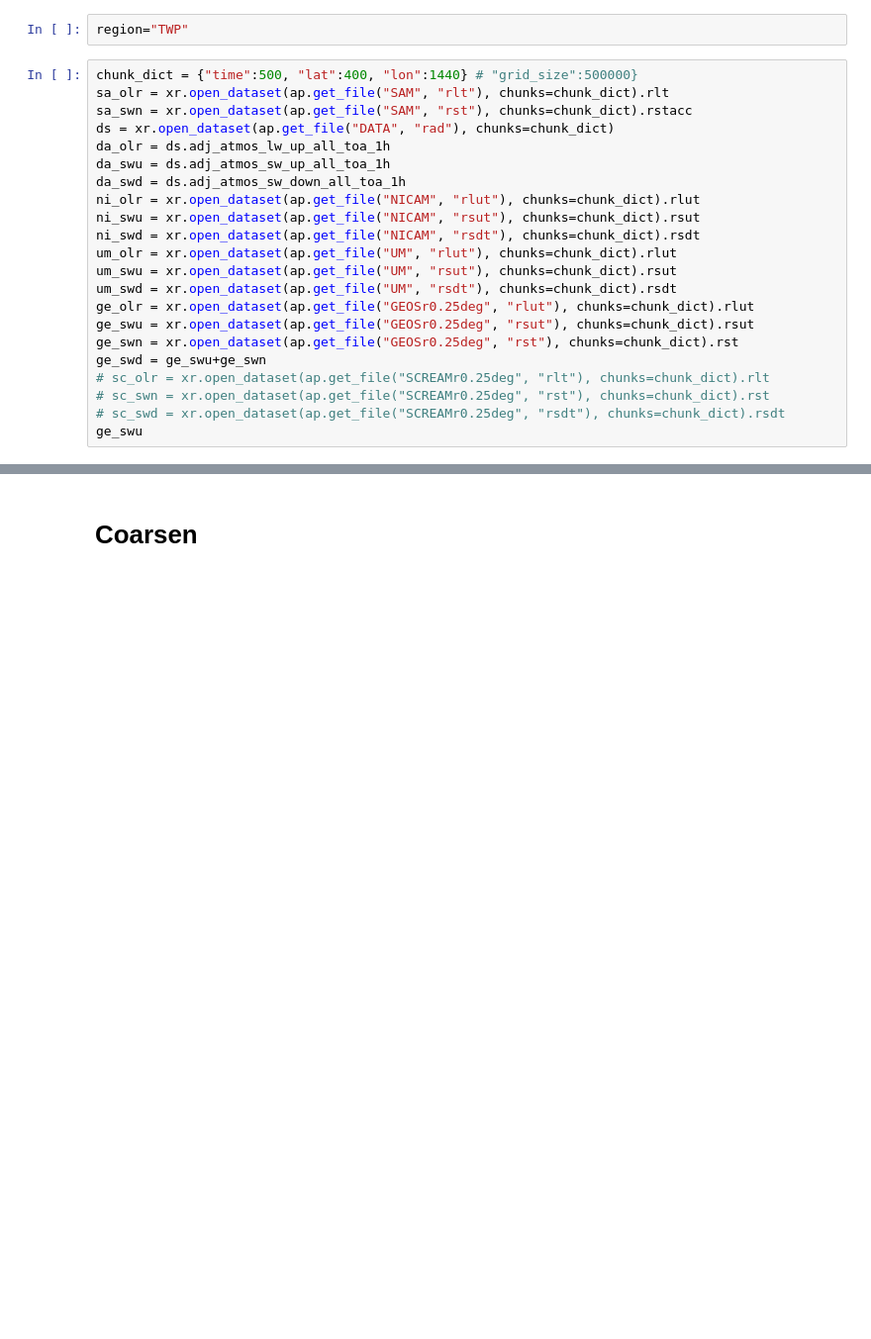
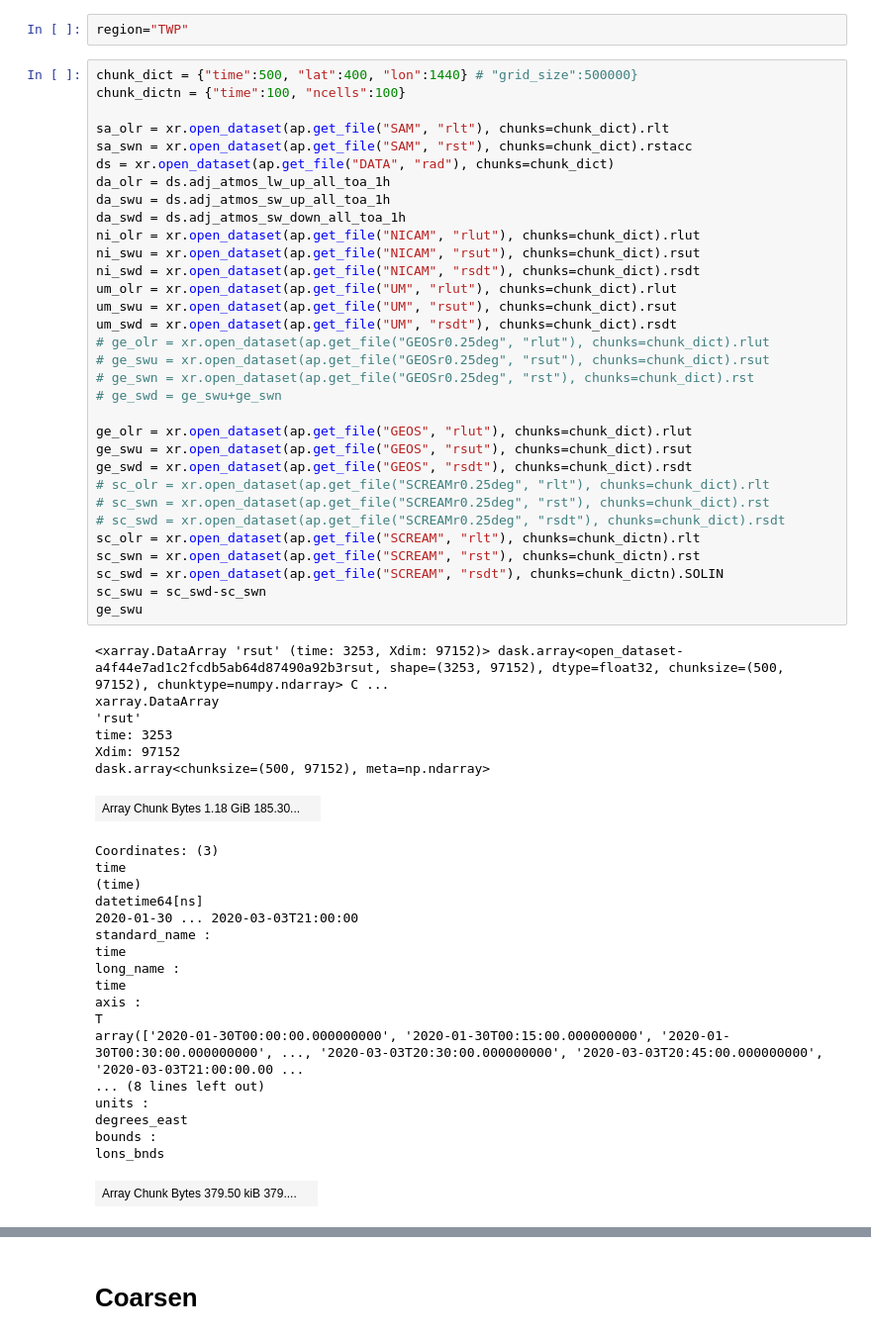
Before and after one commit to smturbev/dyamond2, a Jupyter notebook: python_scripts/joint_hist.ipynb, the cells around one changed output, grey strips where cells are left out. Shown at 99% size. Saved outputs shown, nothing was run; the diff lists cells and outputs as text; blank space fills up the shorter version.

```diff
--- a/python_scripts/joint_hist.ipynb
+++ b/python_scripts/joint_hist.ipynb
@@ -15,23 +15,59 @@ pbar.register()
 region="TWP"
 # %%
 chunk_dict = {"time":500, "lat":400, "lon":1440} # "grid_size":500000}
+chunk_dictn = {"time":100, "ncells":100}
+
 sa_olr = xr.open_dataset(ap.get_file("SAM", "rlt"), chunks=chunk_dict).rlt
 sa_swn = xr.open_dataset(ap.get_file("SAM", "rst"), chunks=chunk_dict).rstacc
 ds = xr.open_dataset(ap.get_file("DATA", "rad"), chunks=chunk_dict)
 da_olr = ds.adj_atmos_lw_up_all_toa_1h
 da_swu = ds.adj_atmos_sw_up_all_toa_1h
 da_swd = ds.adj_atmos_sw_down_all_toa_1h
 ni_olr = xr.open_dataset(ap.get_file("NICAM", "rlut"), chunks=chunk_dict).rlut
 ni_swu = xr.open_dataset(ap.get_file("NICAM", "rsut"), chunks=chunk_dict).rsut
 ni_swd = xr.open_dataset(ap.get_file("NICAM", "rsdt"), chunks=chunk_dict).rsdt
 um_olr = xr.open_dataset(ap.get_file("UM", "rlut"), chunks=chunk_dict).rlut
 um_swu = xr.open_dataset(ap.get_file("UM", "rsut"), chunks=chunk_dict).rsut
 um_swd = xr.open_dataset(ap.get_file("UM", "rsdt"), chunks=chunk_dict).rsdt
-ge_olr = xr.open_dataset(ap.get_file("GEOSr0.25deg", "rlut"), chunks=chunk_dict).rlut
-ge_swu = xr.open_dataset(ap.get_file("GEOSr0.25deg", "rsut"), chunks=chunk_dict).rsut
-ge_swn = xr.open_dataset(ap.get_file("GEOSr0.25deg", "rst"), chunks=chunk_dict).rst
-ge_swd = ge_swu+ge_swn
+# ge_olr = xr.open_dataset(ap.get_file("GEOSr0.25deg", "rlut"), chunks=chunk_dict).rlut
+# ge_swu = xr.open_dataset(ap.get_file("GEOSr0.25deg", "rsut"), chunks=chunk_dict).rsut
+# ge_swn = xr.open_dataset(ap.get_file("GEOSr0.25deg", "rst"), chunks=chunk_dict).rst
+# ge_swd = ge_swu+ge_swn
+
+ge_olr = xr.open_dataset(ap.get_file("GEOS", "rlut"), chunks=chunk_dict).rlut
+ge_swu = xr.open_dataset(ap.get_file("GEOS", "rsut"), chunks=chunk_dict).rsut
+ge_swd = xr.open_dataset(ap.get_file("GEOS", "rsdt"), chunks=chunk_dict).rsdt
 # sc_olr = xr.open_dataset(ap.get_file("SCREAMr0.25deg", "rlt"), chunks=chunk_dict).rlt
 # sc_swn = xr.open_dataset(ap.get_file("SCREAMr0.25deg", "rst"), chunks=chunk_dict).rst
 # sc_swd = xr.open_dataset(ap.get_file("SCREAMr0.25deg", "rsdt"), chunks=chunk_dict).rsdt
+sc_olr = xr.open_dataset(ap.get_file("SCREAM", "rlt"), chunks=chunk_dictn).rlt
+sc_swn = xr.open_dataset(ap.get_file("SCREAM", "rst"), chunks=chunk_dictn).rst
+sc_swd = xr.open_dataset(ap.get_file("SCREAM", "rsdt"), chunks=chunk_dictn).SOLIN
+sc_swu = sc_swd-sc_swn
 ge_swu
+# %% [output]
+<xarray.DataArray 'rsut' (time: 3253, Xdim: 97152)> dask.array<open_dataset-a4f44e7ad1c2fcdb5ab64d87490a92b3rsut, shape=(3253, 97152), dtype=float32, chunksize=(500, 97152), chunktype=numpy.ndarray> C ...
+xarray.DataArray
+'rsut'
+time: 3253
+Xdim: 97152
+dask.array<chunksize=(500, 97152), meta=np.ndarray>
+| Array Chunk Bytes 1.18 GiB 185.30... |  |
+Coordinates: (3)
+time
+(time)
+datetime64[ns]
+2020-01-30 ... 2020-03-03T21:00:00
+standard_name :
+time
+long_name :
+time
+axis :
+T
+array(['2020-01-30T00:00:00.000000000', '2020-01-30T00:15:00.000000000', '2020-01-30T00:30:00.000000000', ..., '2020-03-03T20:30:00.000000000', '2020-03-03T20:45:00.000000000', '2020-03-03T21:00:00.00 ...
+... (8 lines left out)
+units :
+degrees_east
+bounds :
+lons_bnds
+| Array Chunk Bytes 379.50 kiB 379.... |  |
```
Also changed, not shown: parts of 18 cells of this notebook.
